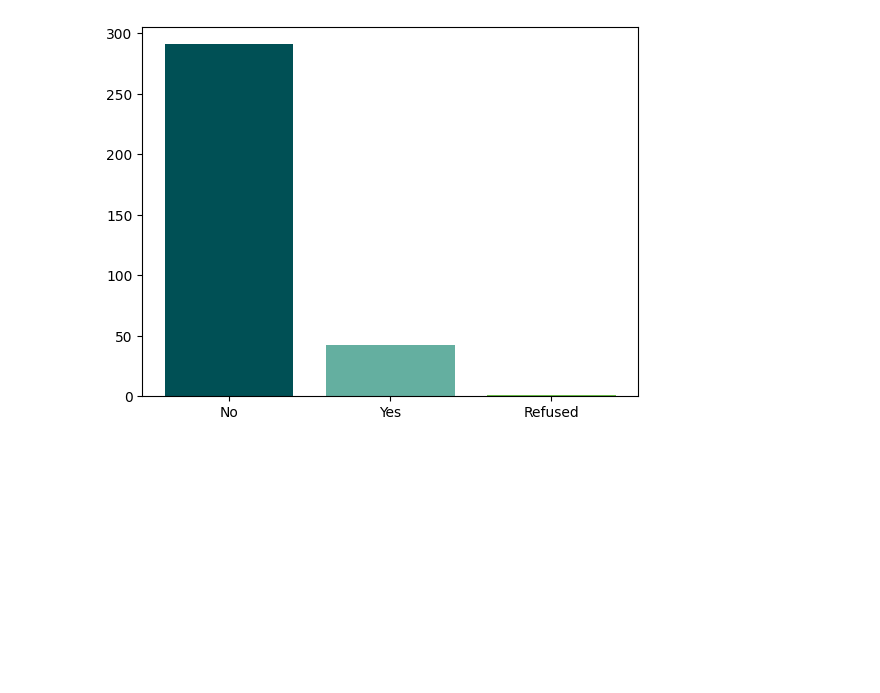
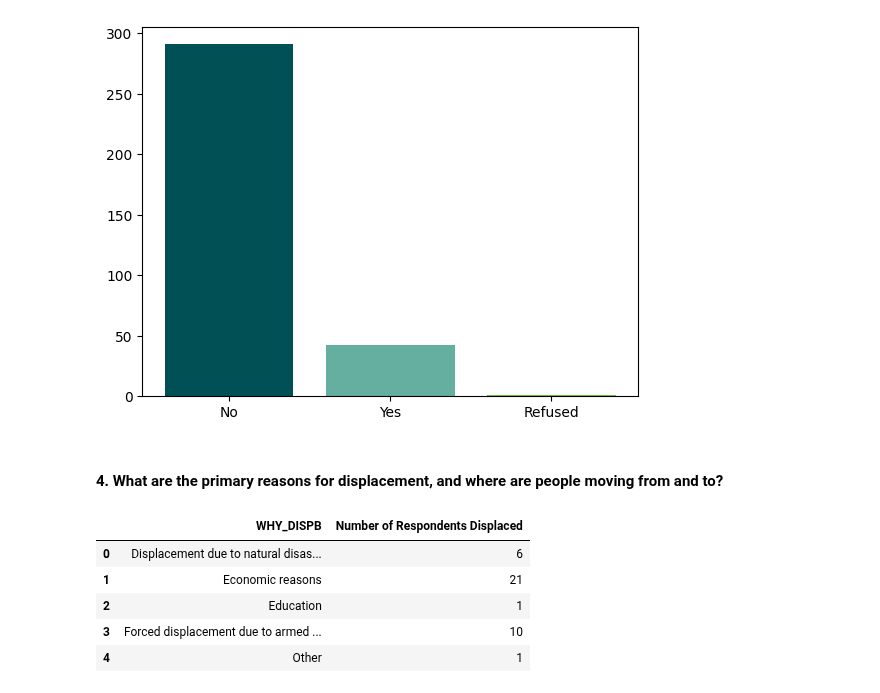
Before and after one commit to Mirwais-Farahi/MSIHealthServiceAnalytics, a Jupyter notebook: notebooks/03_Descriptive_Analysis.ipynb, the cells around one changed output. Saved outputs shown, nothing was run; the diff lists cells and outputs as text; code cells hidden in the pictures; blank space fills up the shorter version.

```diff
--- a/notebooks/03_Descriptive_Analysis.ipynb
+++ b/notebooks/03_Descriptive_Analysis.ipynb
@@ -356,3 +356,16 @@ plt.bar(displaced['DISPLACED'], displaced['Count'], color=colors)
 plt.show()
 # %% [output]
 [figure]
+# %% [markdown]
+#### 4. What are the primary reasons for displacement, and where are people moving from and to?
+# %%
+# The primary displacement reason
+
+original_data[original_data['DISPLACED'] == 'Yes'].groupby('WHY_DISPB').size().reset_index(name='Number of Respondents Displaced')
+# %% [output]
+|  | WHY_DISPB | Number of Respondents Displaced |
+| 0 | Displacement due to natural disas... | 6 |
+| 1 | Economic reasons | 21 |
+| 2 | Education | 1 |
+| 3 | Forced displacement due to armed ... | 10 |
+| 4 | Other | 1 |
```
